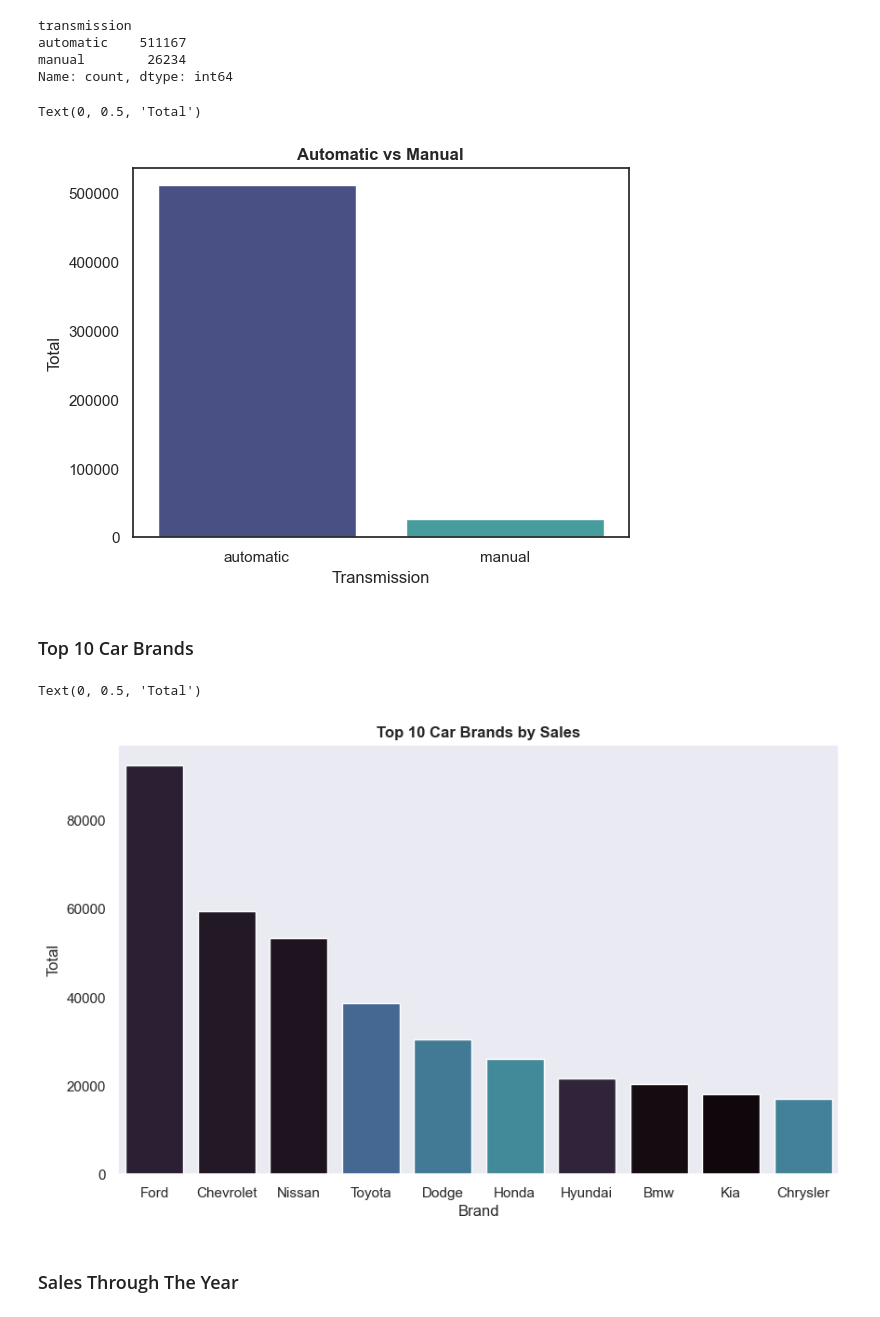
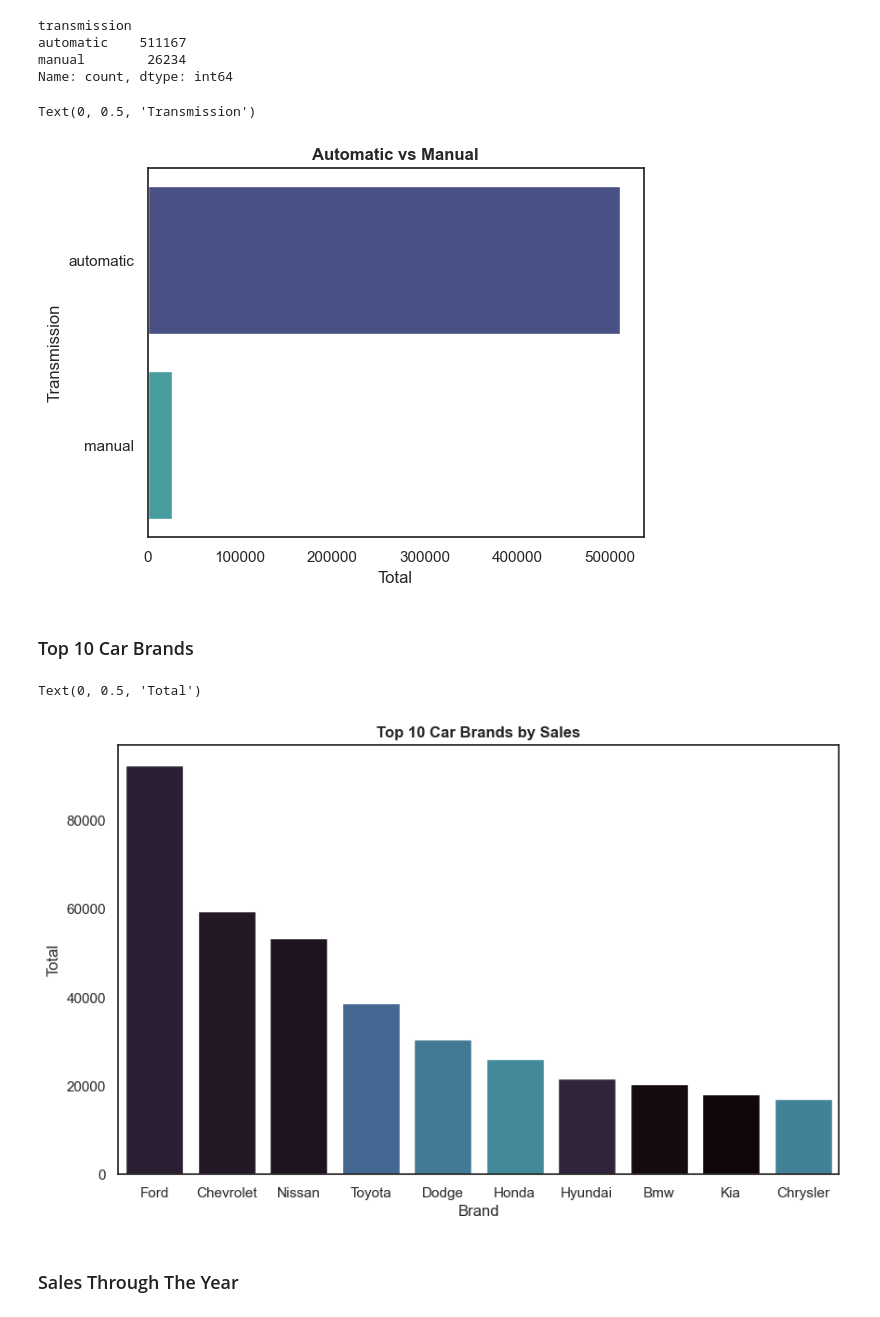
Before and after one commit to Rifqy31/car-sales-analysis, a Jupyter notebook: CarSales.ipynb, the cells around one changed output. Saved outputs shown, nothing was run; the diff lists cells and outputs as text; code cells hidden in the pictures.

```diff
--- a/CarSales.ipynb
+++ b/CarSales.ipynb
@@ -392,3 +409,5 @@ Same as state, we are going to use mode() to fill missing values in color column
+# %%
+df = df.drop(df[df['color'] == '—'].index)
 # %%
 #Find mode in color column
 color_mode = df['color'].mode()
@@ -741,14 +760,14 @@ manual        26234
 Name: count, dtype: int64
 # %%
 #Create a plot
-sns.countplot(data = df, x = 'transmission', hue = 'transmission', palette = 'mako', legend = False)
+sns.countplot(data = df, y = 'transmission', hue = 'transmission', palette = 'mako', legend = False)
 sns.set(style = 'white')
 plt.title('Automatic vs Manual', fontsize = 12, fontweight = 'bold')
-plt.xlabel('Transmission')
-plt.ylabel('Total')
+plt.xlabel('Total')
+plt.ylabel('Transmission')
 # %% [output]
-Text(0, 0.5, 'Total')
+Text(0, 0.5, 'Transmission')
-[figure, old version]
+[figure, new version]
 # %% [markdown]
 ### Top 10 Car Brands
 # %%
@@ -765,7 +784,7 @@ plt.xlabel('Brand')
 plt.ylabel('Total')
 # %% [output]
 Text(0, 0.5, 'Total')
-[figure, old version]
+[figure, new version]
 # %% [markdown]
 ### Sales Through The Year
 # %%
```
Also changed, not shown: parts of 30 cells of this notebook.
